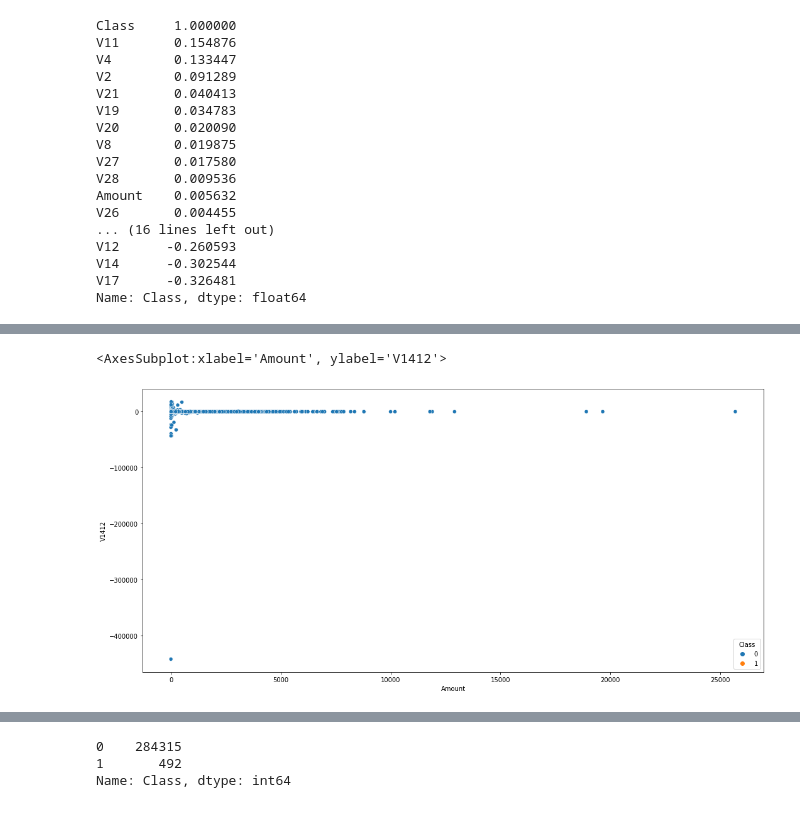
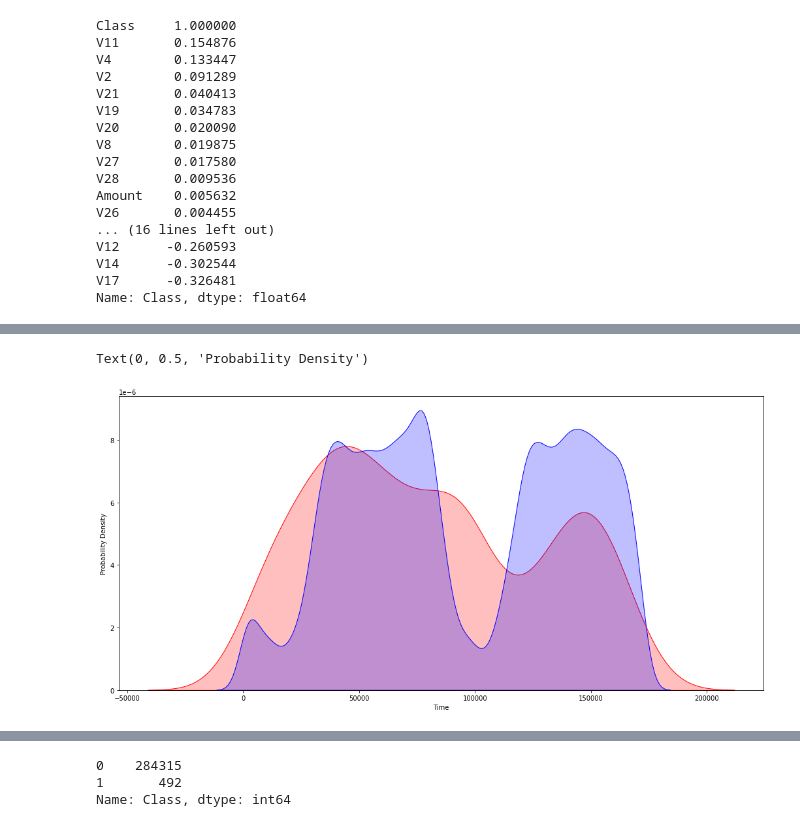
Before and after one commit to jideilori/cc-fraud, a Jupyter notebook: notebooks/eda.ipynb, the cells around one changed output, grey strips where cells are left out. Drawn from its saved outputs; the diff is of its cells as text; code cells hidden in the pictures.

```diff
--- a/notebooks/eda.ipynb
+++ b/notebooks/eda.ipynb
@@ -124,5 +96,8 @@ Name: Class, dtype: float64
-# %%
-sns.scatterplot(data=data_test,x='Amount',y='V1412',hue='Class')
-# %% [output]
-<AxesSubplot:xlabel='Amount', ylabel='V1412'>
-[figure, removed]
+# %%
+# sns.scatterplot(data=data,x='Time',y='Amount',hue='Class')
+sns.kdeplot(fraud['Time'], color='r', shade=True, label='fraud')
+sns.kdeplot(not_fraud['Time'], color='b', shade=True, label='fraud')
+plt.ylabel('Probability Density')
+# %% [output]
+Text(0, 0.5, 'Probability Density')
+[figure, added]
```
Also changed, not shown: parts of 19 cells of this notebook.
